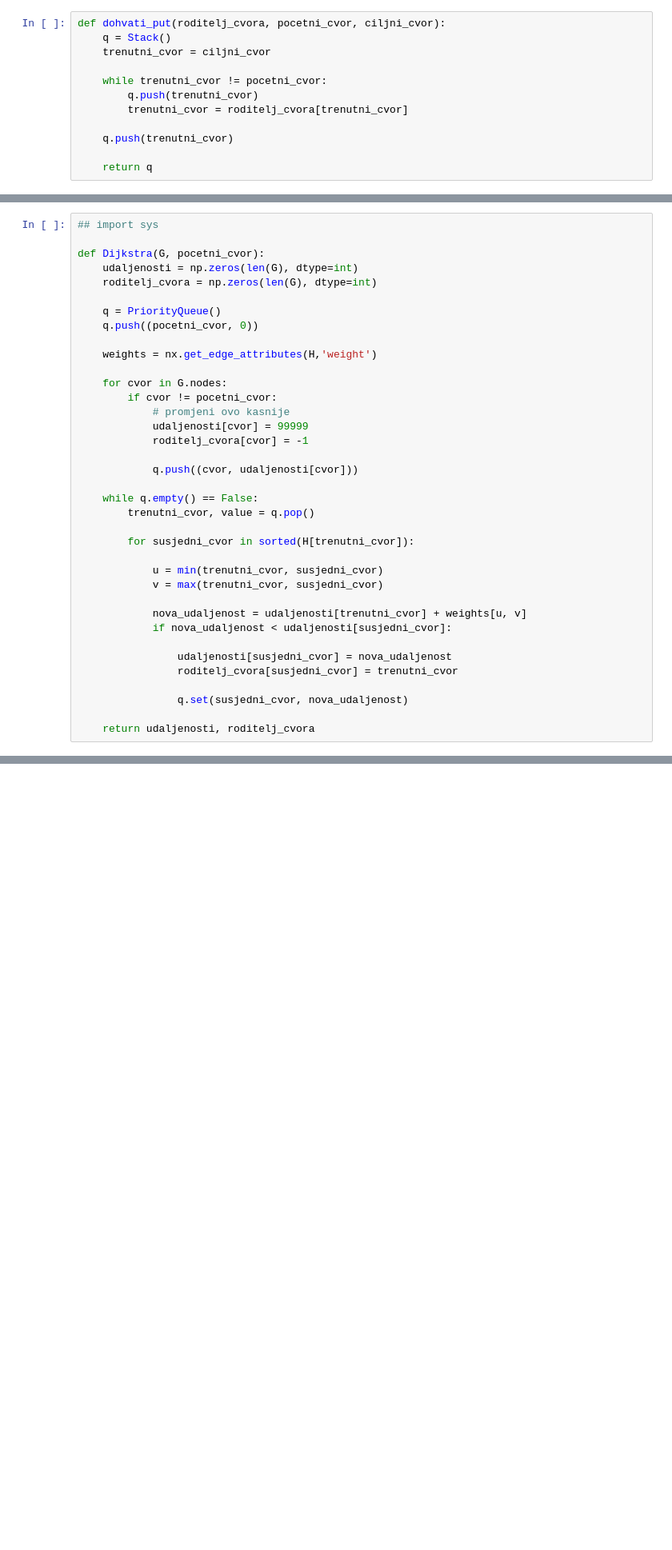
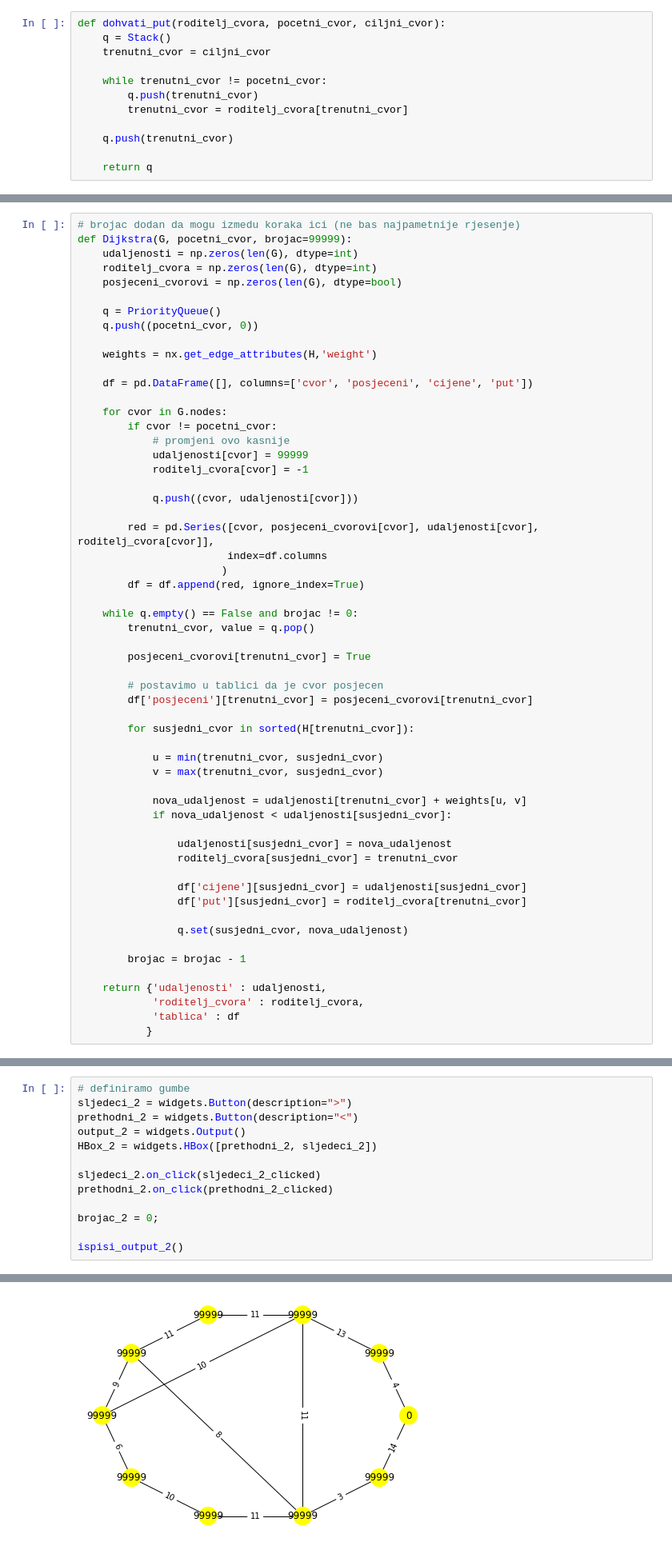
Before and after one commit to nivuckovic/matematicki-softver-esej1, a Jupyter notebook: BFS.ipynb, the cells around one changed output, grey strips where cells are left out. Shown at 80% size. Cells and saved outputs as stored; diff of their text form; blank space fills up the shorter version.

```diff
--- a/BFS.ipynb
+++ b/BFS.ipynb
@@ -361,16 +367,18 @@ nx.draw_networkx_edge_labels(H, pos_H, edge_labels=weights);
 # 22
 # 23     return dist, prev
 # %%
-## import sys
-
-def Dijkstra(G, pocetni_cvor):
+# brojac dodan da mogu izmedu koraka ici (ne bas najpametnije rjesenje)
+def Dijkstra(G, pocetni_cvor, brojac=99999):
     udaljenosti = np.zeros(len(G), dtype=int)
     roditelj_cvora = np.zeros(len(G), dtype=int)
+    posjeceni_cvorovi = np.zeros(len(G), dtype=bool)
 
     q = PriorityQueue()
     q.push((pocetni_cvor, 0))
 
     weights = nx.get_edge_attributes(H,'weight')
+
+    df = pd.DataFrame([], columns=['cvor', 'posjeceni', 'cijene', 'put'])
 
     for cvor in G.nodes:
         if cvor != pocetni_cvor:
@@ -380,8 +388,18 @@ def Dijkstra(G, pocetni_cvor):
 
             q.push((cvor, udaljenosti[cvor]))
 
-    while q.empty() == False:
+        red = pd.Series([cvor, posjeceni_cvorovi[cvor], udaljenosti[cvor], roditelj_cvora[cvor]],
+                        index=df.columns
+                       )
+        df = df.append(red, ignore_index=True)
+
+    while q.empty() == False and brojac != 0:
         trenutni_cvor, value = q.pop()
+
+        posjeceni_cvorovi[trenutni_cvor] = True
+
+        # postavimo u tablici da je cvor posjecen
+        df['posjeceni'][trenutni_cvor] = posjeceni_cvorovi[trenutni_cvor]
 
         for susjedni_cvor in sorted(H[trenutni_cvor]):
 
@@ -394,6 +412,14 @@ def Dijkstra(G, pocetni_cvor):
                 udaljenosti[susjedni_cvor] = nova_udaljenost
                 roditelj_cvora[susjedni_cvor] = trenutni_cvor
 
+                df['cijene'][susjedni_cvor] = udaljenosti[susjedni_cvor]
+                df['put'][susjedni_cvor] = roditelj_cvora[trenutni_cvor]
+
                 q.set(susjedni_cvor, nova_udaljenost)
 
-    return udaljenosti, roditelj_cvora
+        brojac = brojac - 1
+
+    return {'udaljenosti' : udaljenosti,
+            'roditelj_cvora' : roditelj_cvora,
+            'tablica' : df
+           }
@@ -414,0 +461,14 @@ Dijkstra(G, 0)
+# %%
+# definiramo gumbe
+sljedeci_2 = widgets.Button(description=">")
+prethodni_2 = widgets.Button(description="<")
+output_2 = widgets.Output()
+HBox_2 = widgets.HBox([prethodni_2, sljedeci_2])
+
+sljedeci_2.on_click(sljedeci_2_clicked)
+prethodni_2.on_click(prethodni_2_clicked)
+
+brojac_2 = 0;
+
+ispisi_output_2()
+# %% [output]
@@ -414,0 +488 @@ Dijkstra(G, 0)
+[figure, added]
```
Also changed, not shown: parts of 8 cells of this notebook.
